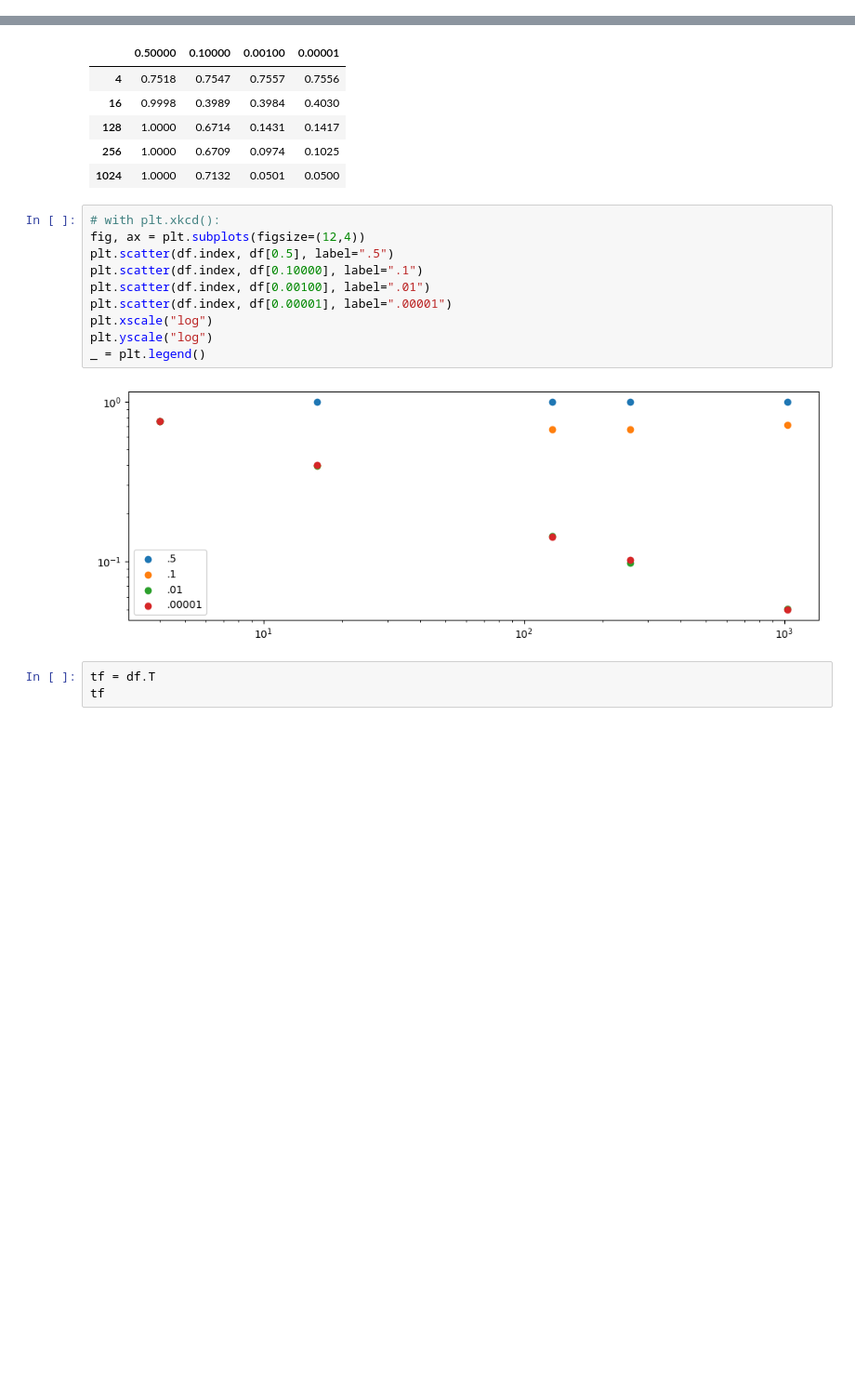
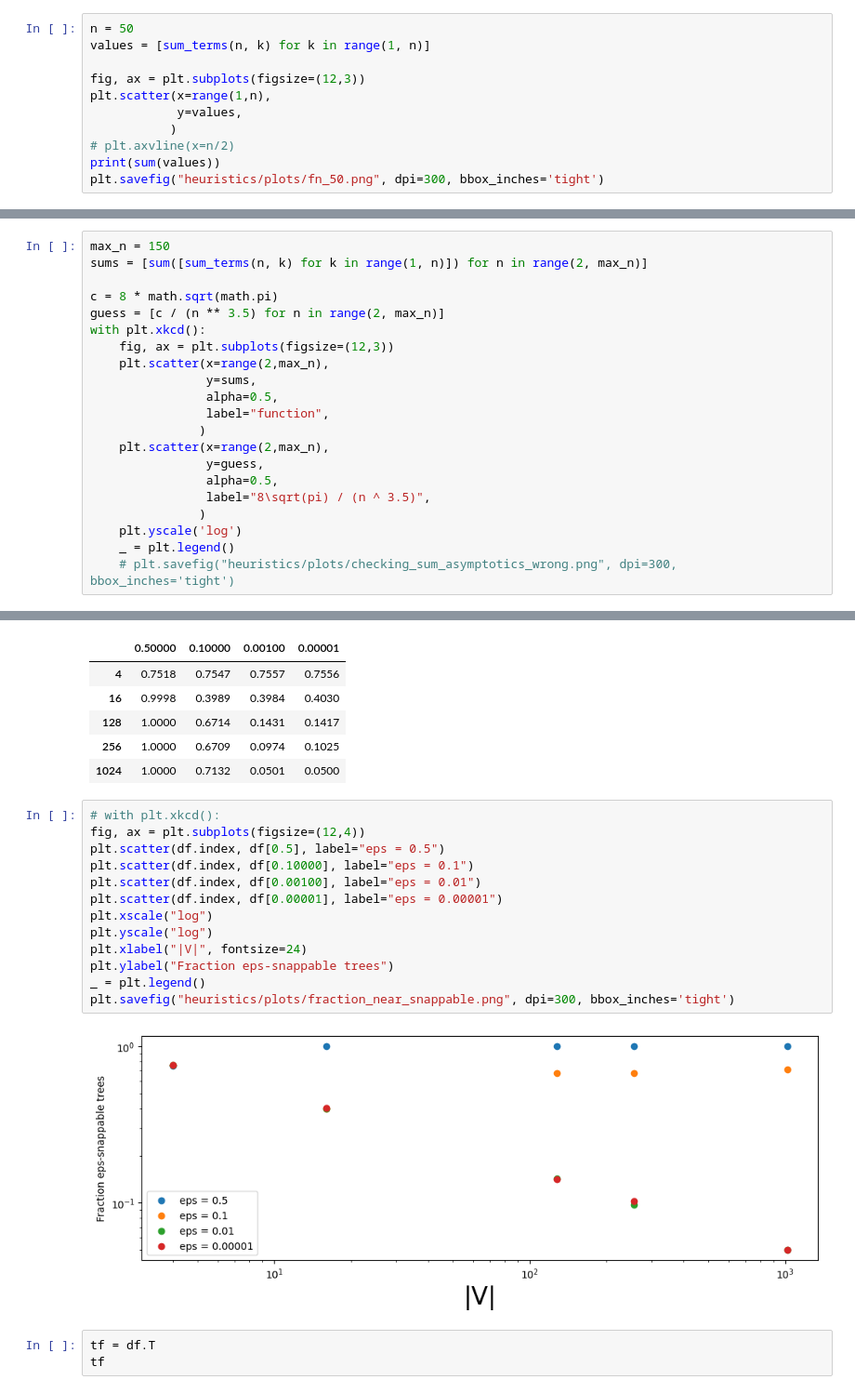
Before and after one commit to gabeschoenbach/snappable, a Jupyter notebook: checking_fractions.ipynb, the cells around one changed output, grey strips where cells are left out. Shown: that part at 93% size. Cells and saved outputs as stored; diff of their text form; blank space fills up the shorter version.

```diff
--- a/checking_fractions.ipynb
+++ b/checking_fractions.ipynb
@@ -49,0 +183,11 @@ def fraction_snappables_equal_biclique(n):
+# %%
+n = 50
+values = [sum_terms(n, k) for k in range(1, n)]
+
+fig, ax = plt.subplots(figsize=(12,3))
+plt.scatter(x=range(1,n),
+            y=values,
+           )
+# plt.axvline(x=n/2)
+print(sum(values))
+plt.savefig("heuristics/plots/fn_50.png", dpi=300, bbox_inches='tight')
@@ -49,0 +200,21 @@ def fraction_snappables_equal_biclique(n):
+# %%
+max_n = 150
+sums = [sum([sum_terms(n, k) for k in range(1, n)]) for n in range(2, max_n)]
+
+c = 8 * math.sqrt(math.pi)
+guess = [c / (n ** 3.5) for n in range(2, max_n)]
+with plt.xkcd():
+    fig, ax = plt.subplots(figsize=(12,3))
+    plt.scatter(x=range(2,max_n),
+                y=sums,
+                alpha=0.5,
+                label="function",
+               )
+    plt.scatter(x=range(2,max_n),
+                y=guess,
+                alpha=0.5,
+                label="8\sqrt(pi) / (n ^ 3.5)",
+               )
+    plt.yscale('log')
+    _ = plt.legend()
+    # plt.savefig("heuristics/plots/checking_sum_asymptotics_wrong.png", dpi=300, bbox_inches='tight')
@@ -146,15 +319,18 @@ df
 # %%
 # with plt.xkcd():
 fig, ax = plt.subplots(figsize=(12,4))
-plt.scatter(df.index, df[0.5], label=".5")
-plt.scatter(df.index, df[0.10000], label=".1")
-plt.scatter(df.index, df[0.00100], label=".01")
-plt.scatter(df.index, df[0.00001], label=".00001")
+plt.scatter(df.index, df[0.5], label="eps = 0.5")
+plt.scatter(df.index, df[0.10000], label="eps = 0.1")
+plt.scatter(df.index, df[0.00100], label="eps = 0.01")
+plt.scatter(df.index, df[0.00001], label="eps = 0.00001")
 plt.xscale("log")
 plt.yscale("log")
+plt.xlabel("|V|", fontsize=24)
+plt.ylabel("Fraction eps-snappable trees")
 _ = plt.legend()
+plt.savefig("heuristics/plots/fraction_near_snappable.png", dpi=300, bbox_inches='tight')
 # %% [output]
-[figure, old version]
+[figure, new version]
 # %%
 tf = df.T
 tf
```
Also changed, not shown: parts of 13 cells of this notebook.
